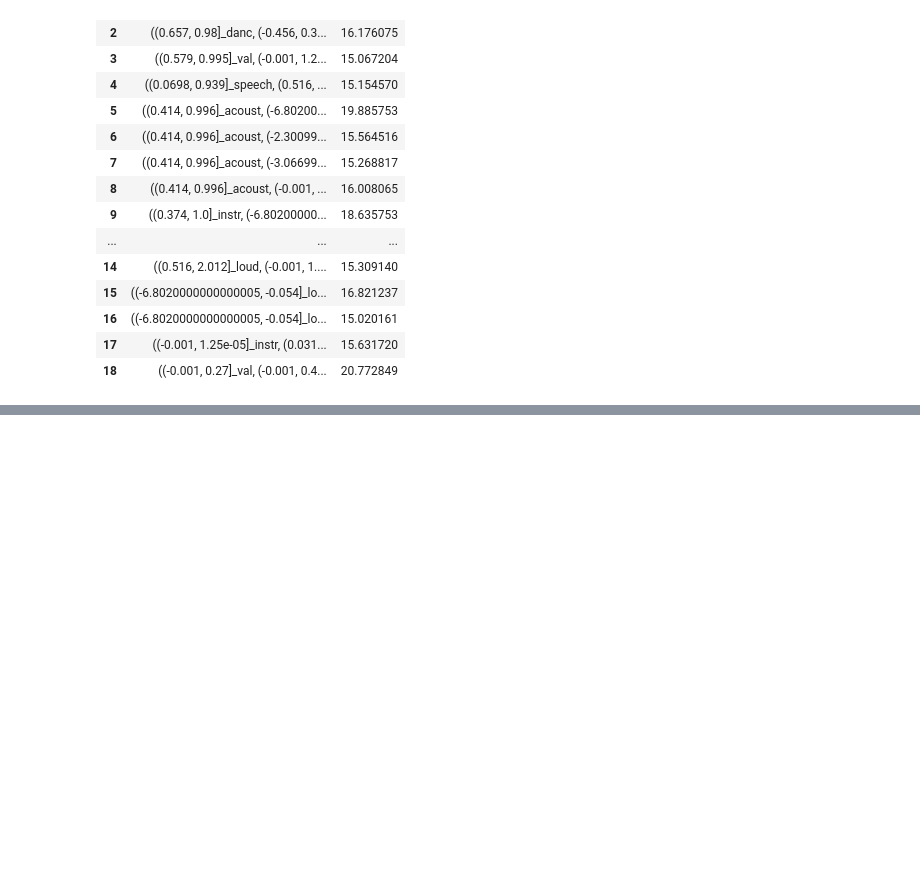
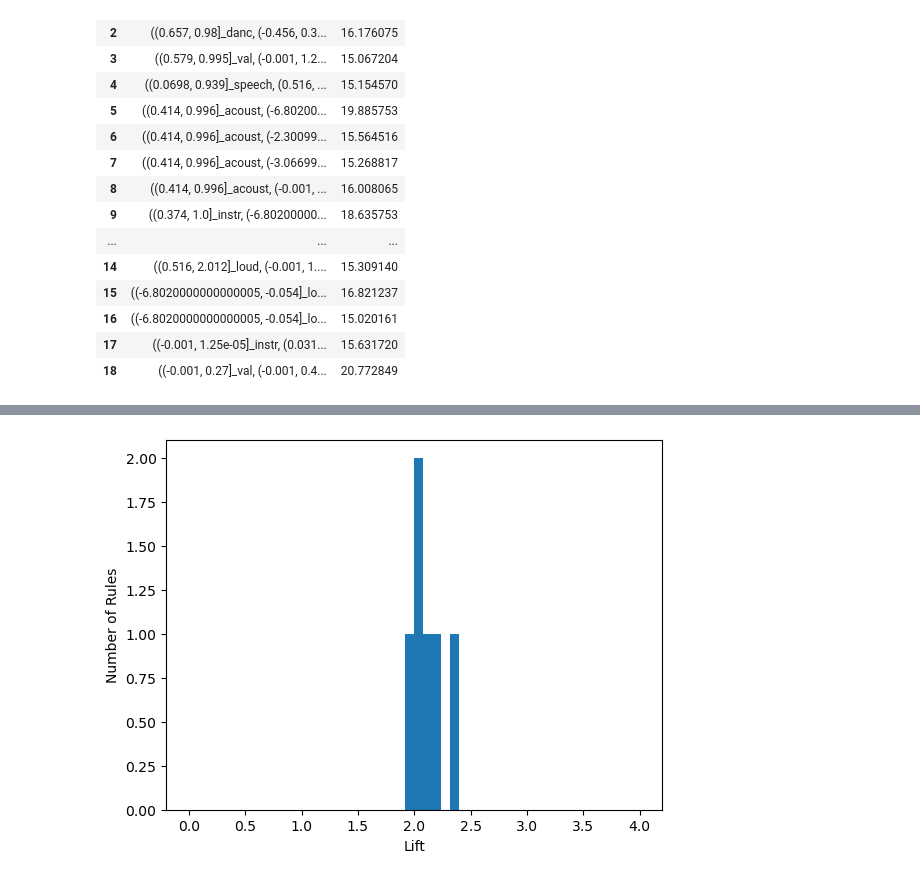
Before and after one commit to Purple-Catt/DM1-Project, a Jupyter notebook: AprioriAlgorithm.ipynb, the cells around one changed output, grey strips where cells are left out. Cells and saved outputs as stored; diff of their text form; code cells hidden in the pictures; blank space fills up the shorter version.

```diff
--- a/AprioriAlgorithm.ipynb
+++ b/AprioriAlgorithm.ipynb
@@ -361,0 +404,17 @@ pd.DataFrame(itemsets, columns=["itemsets", "support"])
+# %%
+import matplotlib.pyplot as plt
+from fim import apriori
+
+zmin = 2
+confidence = 65
+support = 15
+
+rules = apriori(X, target='r', supp=support, conf=confidence, zmin=zmin, report='aScl')
+
+lift_values = [rule[5] for rule in rules]
+plt.hist(lift_values, bins=50, range=(0, 4))
+plt.xlabel('Lift')
+plt.ylabel('Number of Rules')
+plt.show()
+# %% [output]
+[figure, added]
```
Also changed, not shown: parts of 12 cells of this notebook.
